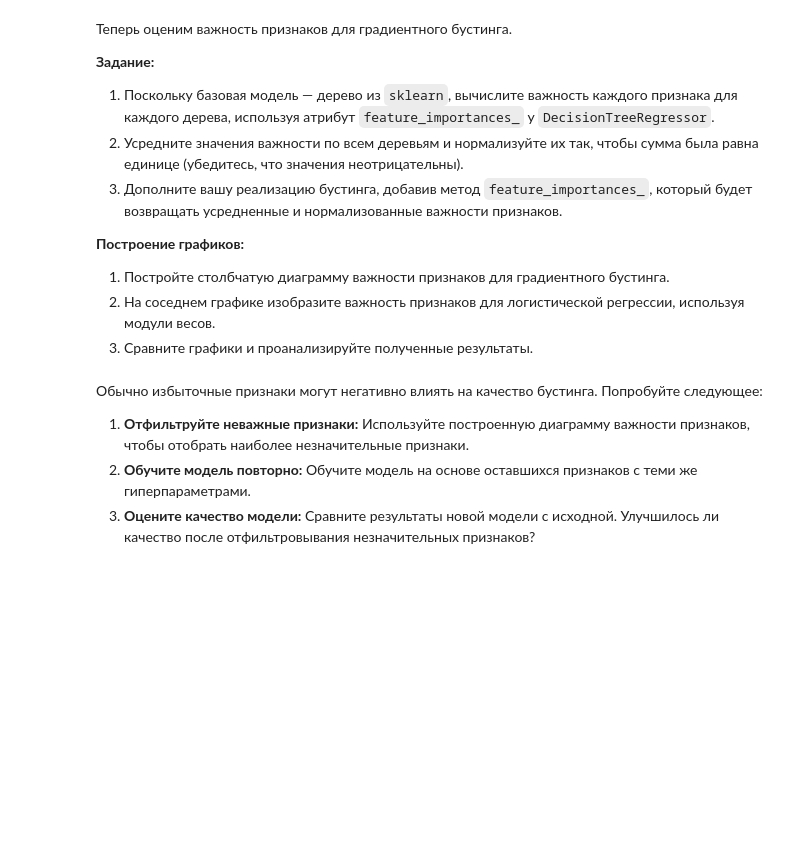
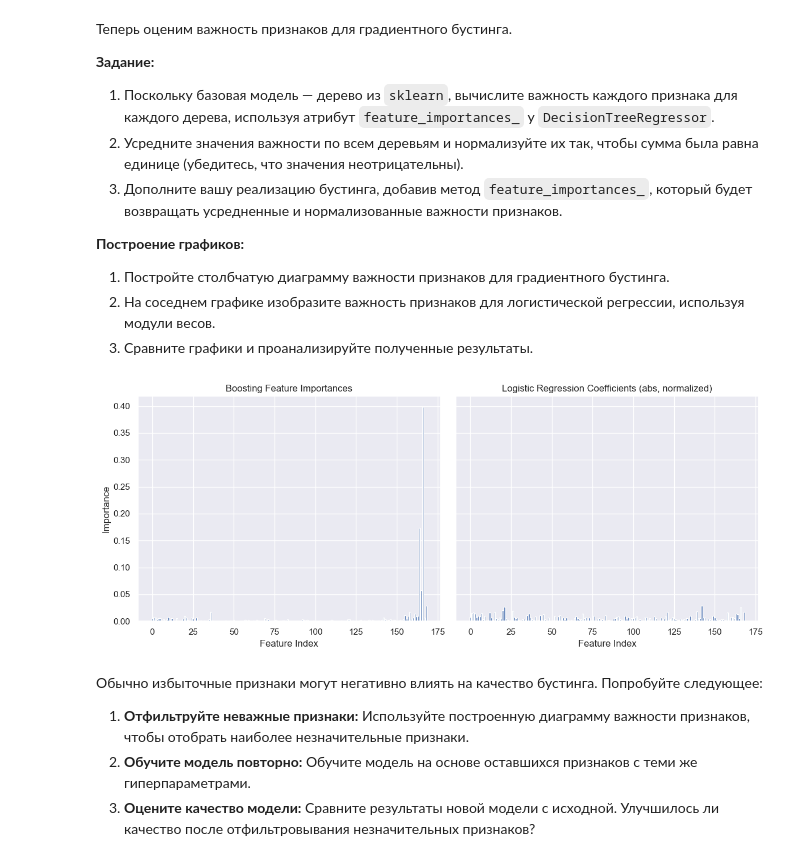
Before and after one commit to MidnightShad0w/GradientBoostingLab7, a Jupyter notebook: ML MAI. Boosting LAB7.ipynb, the cells around one changed output. Saved outputs shown, nothing was run; the diff lists cells and outputs as text; code cells hidden in the pictures; blank space fills up the shorter version.

```diff
--- a/ML MAI. Boosting LAB7.ipynb
+++ b/ML MAI. Boosting LAB7.ipynb
@@ -391,0 +390,8 @@ Iteration 37/40: Train Loss = 0.4146, Valid Loss = 0.4367
+# %%
+best_params = {
+    "max_depth": 7,
+    "min_samples_leaf": 11,
+    "n_estimators": 140,
+    "learning_rate": 0.3219266375247475,
+    "subsample": 0.7623886541997188
+}
@@ -406,3 +475,28 @@ Iteration 37/40: Train Loss = 0.4146, Valid Loss = 0.4367
+# %%
+coeff_lr = np.abs(log_reg.coef_[0])
+coeff_lr_norm = coeff_lr / coeff_lr.sum()
+
+feat_imp_boost = best_boosting.feature_importances_
+feat_imp_lr = coeff_lr_norm
+# %%
+### ╰( ͡☉ ͜ʖ ͡☉ )つ──☆*:・ﾟ   ฅ^•ﻌ•^ฅ   ʕ•ᴥ•ʔ
+
+features = np.arange(len(feat_imp_boost))
+fig, axes = plt.subplots(nrows=1, ncols=2, figsize=(12, 5), sharey=True)
+
+axes[0].bar(features, feat_imp_boost)
+axes[0].set_title("Boosting Feature Importances")
+axes[0].set_xlabel("Feature Index")
+axes[0].set_ylabel("Importance")
+
+axes[1].bar(features, feat_imp_lr)
+axes[1].set_title("Logistic Regression Coefficients (abs, normalized)")
+axes[1].set_xlabel("Feature Index")
+
+plt.tight_layout()
+plt.show()
+# %% [output]
+[figure, added]
 # %% [markdown]
 Обычно избыточные признаки могут негативно влиять на качество бустинга. Попробуйте следующее:
 
```
Also changed, not shown: parts of 14 cells of this notebook, 1 other file.
